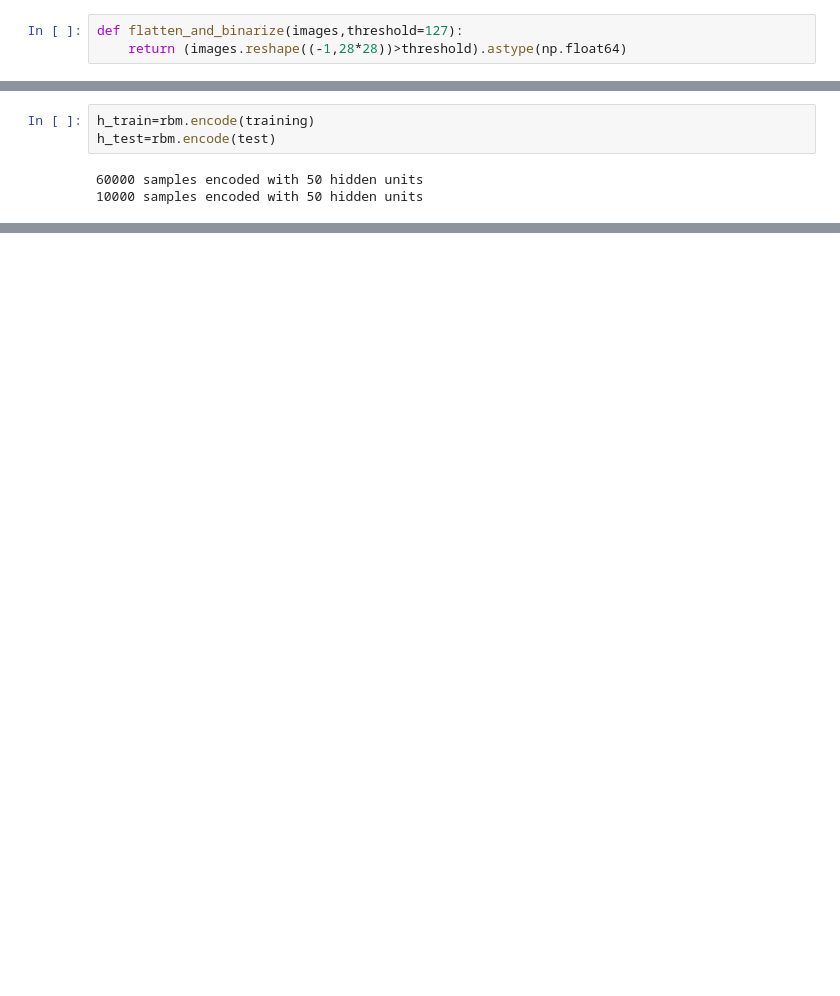
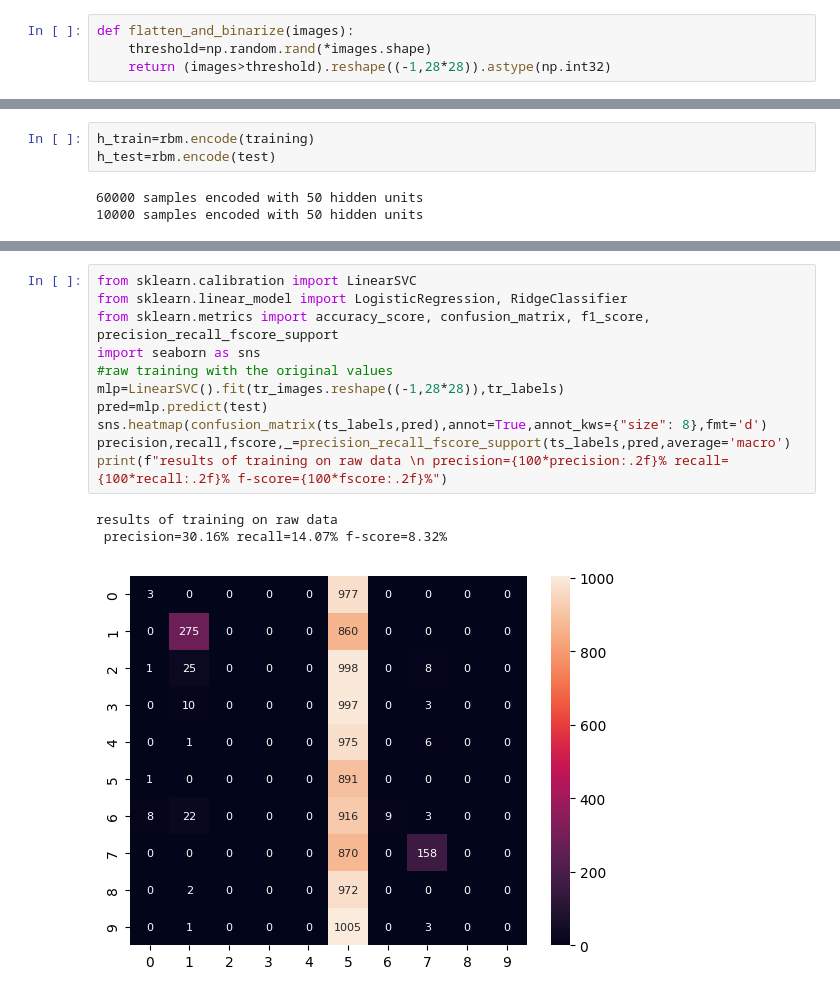
Before and after one commit to mirdan08/unipi-assignments, a Jupyter notebook: ISPR/midterm2/midterm.ipynb, the cells around one changed output, grey strips where cells are left out. Drawn from its saved outputs; the diff is of its cells as text; blank space fills up the shorter version.

```diff
--- a/ISPR/midterm2/midterm.ipynb
+++ b/ISPR/midterm2/midterm.ipynb
@@ -81,5 +85,6 @@ After the flattening binarization is applied with a threshold of 127 to get valu
 
 The reason for the flattening is just to be able to feed it into the rbm while the binarization is useful since it allows the contrastive divergence algorithm to properly work.
 # %%
-def flatten_and_binarize(images,threshold=127):
-    return (images.reshape((-1,28*28))>threshold).astype(np.float64)
+def flatten_and_binarize(images):
+    threshold=np.random.rand(*images.shape)
+    return (images>threshold).reshape((-1,28*28)).astype(np.int32)
@@ -123,0 +146,15 @@ h_test=rbm.encode(test)
+# %%
+from sklearn.calibration import LinearSVC
+from sklearn.linear_model import LogisticRegression, RidgeClassifier
+from sklearn.metrics import accuracy_score, confusion_matrix, f1_score, precision_recall_fscore_support
+import seaborn as sns
+#raw training with the original values
+mlp=LinearSVC().fit(tr_images.reshape((-1,28*28)),tr_labels)
+pred=mlp.predict(test)
+sns.heatmap(confusion_matrix(ts_labels,pred),annot=True,annot_kws={"size": 8},fmt='d')
+precision,recall,fscore,_=precision_recall_fscore_support(ts_labels,pred,average='macro')
+print(f"results of training on raw data \n precision={100*precision:.2f}% recall={100*recall:.2f}% f-score={100*fscore:.2f}%")
+# %% [output]
+results of training on raw data
+ precision=30.16% recall=14.07% f-score=8.32%
+[figure, added]
```
Also changed, not shown: parts of 17 cells of this notebook.
